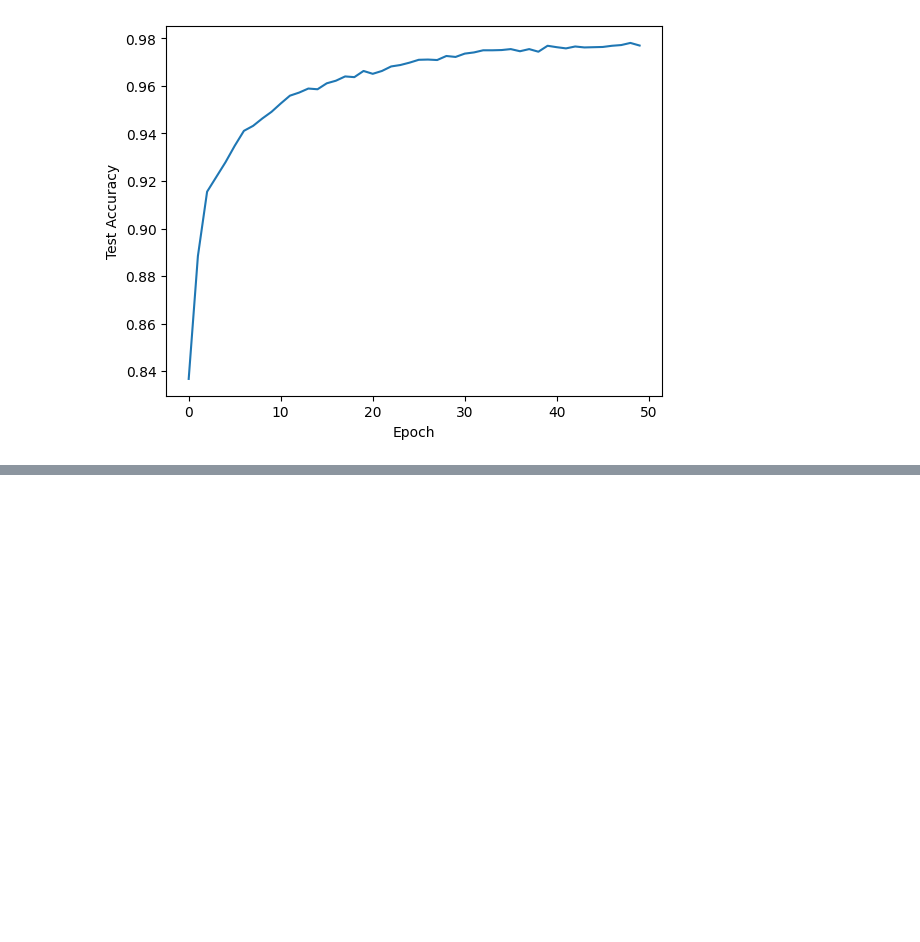
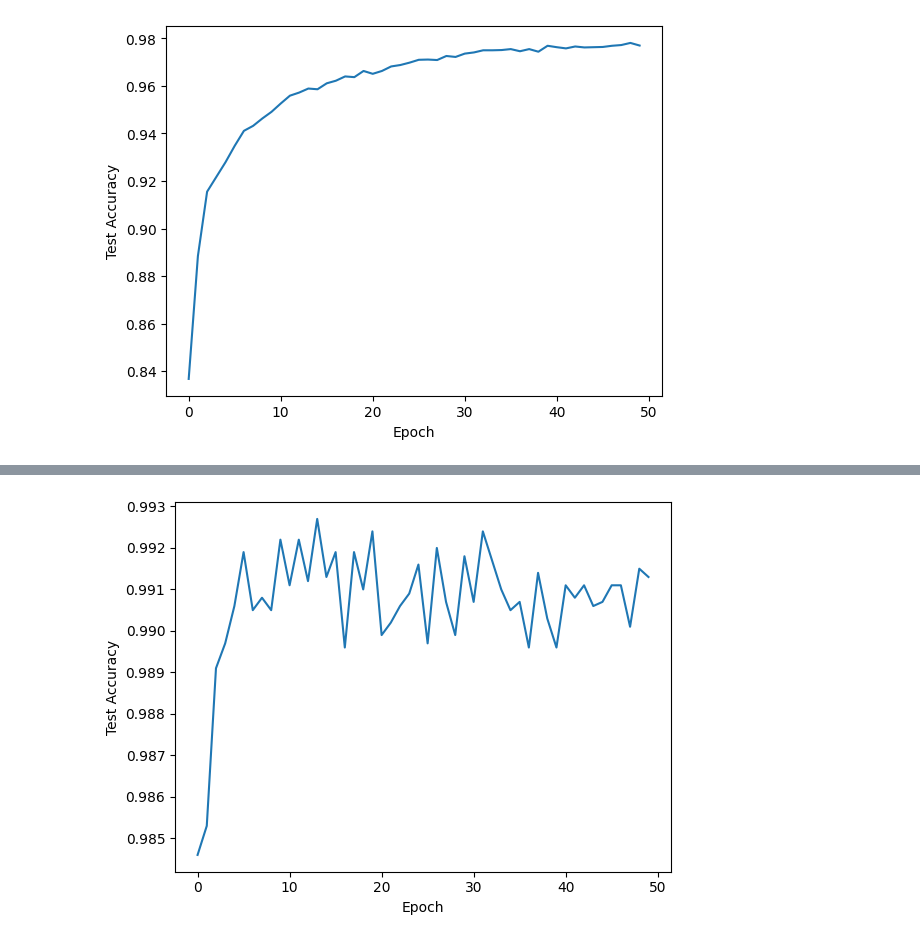
Before and after one commit to sfriedowitz/pytorch-examples, a Jupyter notebook: classification.ipynb, the cells around one changed output, grey strips where cells are left out. Drawn from its saved outputs; the diff is of its cells as text; code cells hidden in the pictures; blank space fills up the shorter version.

```diff
--- a/classification.ipynb
+++ b/classification.ipynb
@@ -175,0 +299,7 @@ plt.show()
+# %%
+plt.plot(test_accuracy)
+plt.xlabel("Epoch")
+plt.ylabel("Test Accuracy")
+plt.show()
+# %% [output]
+[figure, added]
```
Also changed, not shown: parts of 12 cells of this notebook.
